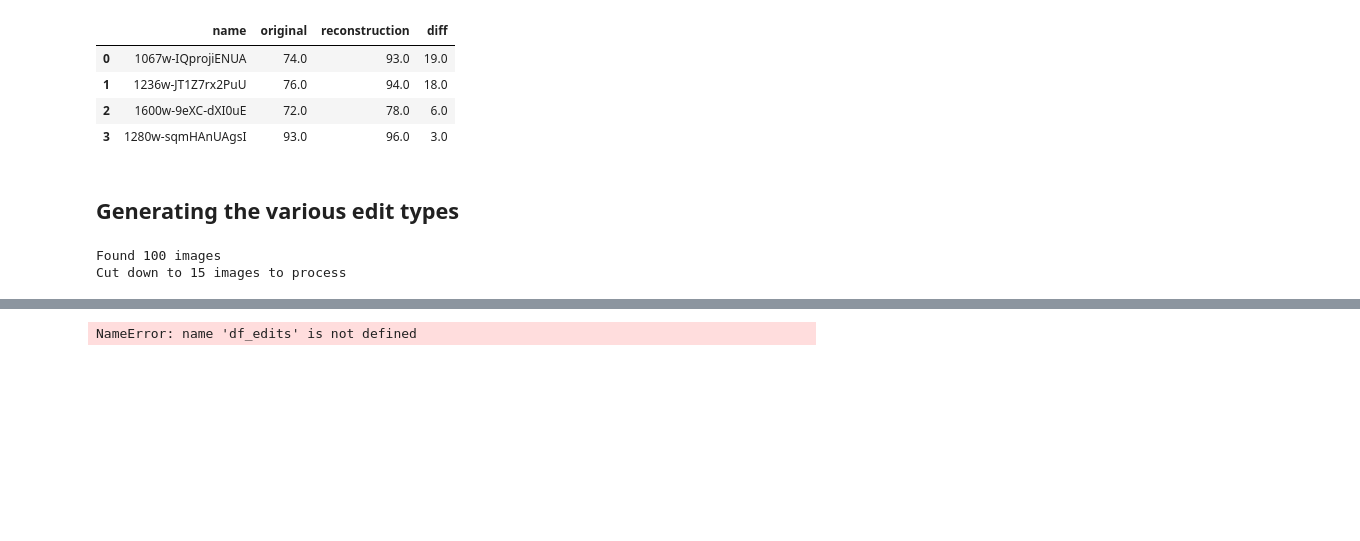
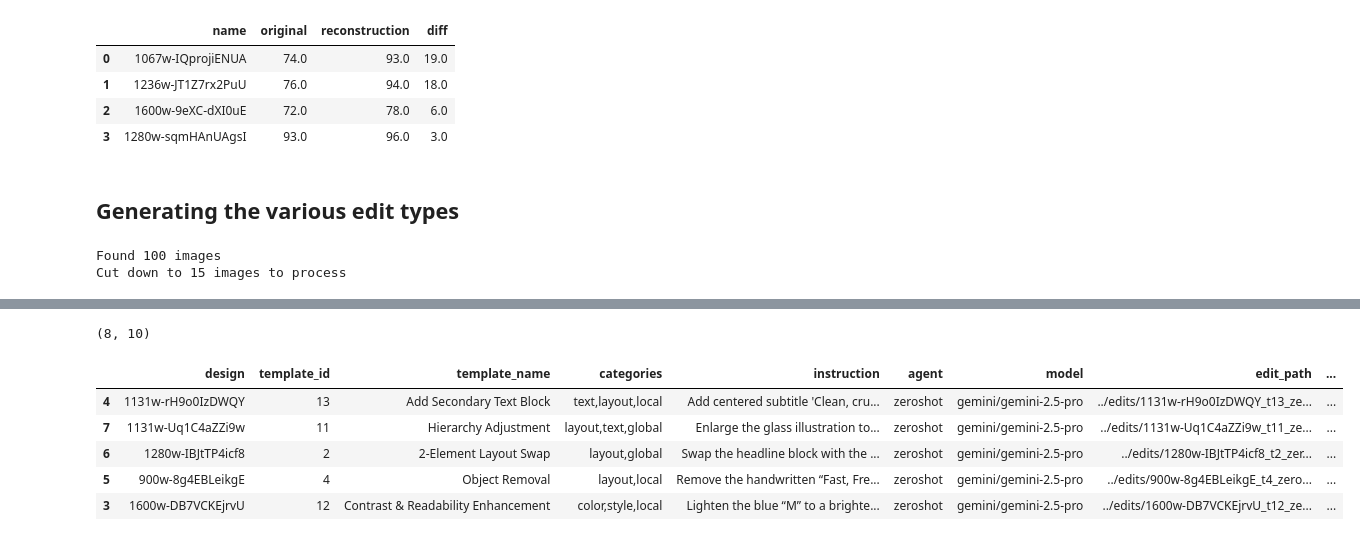
Before and after one commit to DaveFerBear/reconstruction-research, a Jupyter notebook: notebooks/explore.ipynb, the cells around one changed output, grey strips where cells are left out. Saved outputs shown, nothing was run; the diff lists cells and outputs as text; code cells hidden in the pictures; blank space fills up the shorter version.

Commit message:
fix agent render bug

```diff
--- a/notebooks/explore.ipynb
+++ b/notebooks/explore.ipynb
@@ -904,8 +1084,14 @@ Generating instructions (pairs=225, workers=20)...
 # %%
-print(df_edits.shape)
-df_edits[20:50]
+print(df_results.shape)
+df_results.sample(5)
 # %% [output]
-NameError: name 'df_edits' is not defined
+(8, 10)
+|  | design | template_id | template_name | categories | instruction | agent | model | edit_path | ... |
+| 4 | 1131w-rH9o0IzDWQY | 13 | Add Secondary Text Block | text,layout,local | Add centered subtitle 'Clean, cru... | zeroshot | gemini/gemini-2.5-pro | ../edits/1131w-rH9o0IzDWQY_t13_ze... | ... |
+| 7 | 1131w-Uq1C4aZZi9w | 11 | Hierarchy Adjustment | layout,text,global | Enlarge the glass illustration to... | zeroshot | gemini/gemini-2.5-pro | ../edits/1131w-Uq1C4aZZi9w_t11_ze... | ... |
+| 6 | 1280w-IBJtTP4icf8 | 2 | 2-Element Layout Swap | layout,global | Swap the headline block with the ... | zeroshot | gemini/gemini-2.5-pro | ../edits/1280w-IBJtTP4icf8_t2_zer... | ... |
+| 5 | 900w-8g4EBLeikgE | 4 | Object Removal | layout,local | Remove the handwritten “Fast, Fre... | zeroshot | gemini/gemini-2.5-pro | ../edits/900w-8g4EBLeikgE_t4_zero... | ... |
+| 3 | 1600w-DB7VCKEjrvU | 12 | Contrast & Readability Enhancement | color,style,local | Lighten the blue “M” to a brighte... | zeroshot | gemini/gemini-2.5-pro | ../edits/1600w-DB7VCKEjrvU_t12_ze... | ... |
 # %%
 # Evaluate edit results: attach original scores and deltas (no visualization)
 import sys
```
Also changed, not shown: parts of 7 cells of this notebook, 6 other files.
